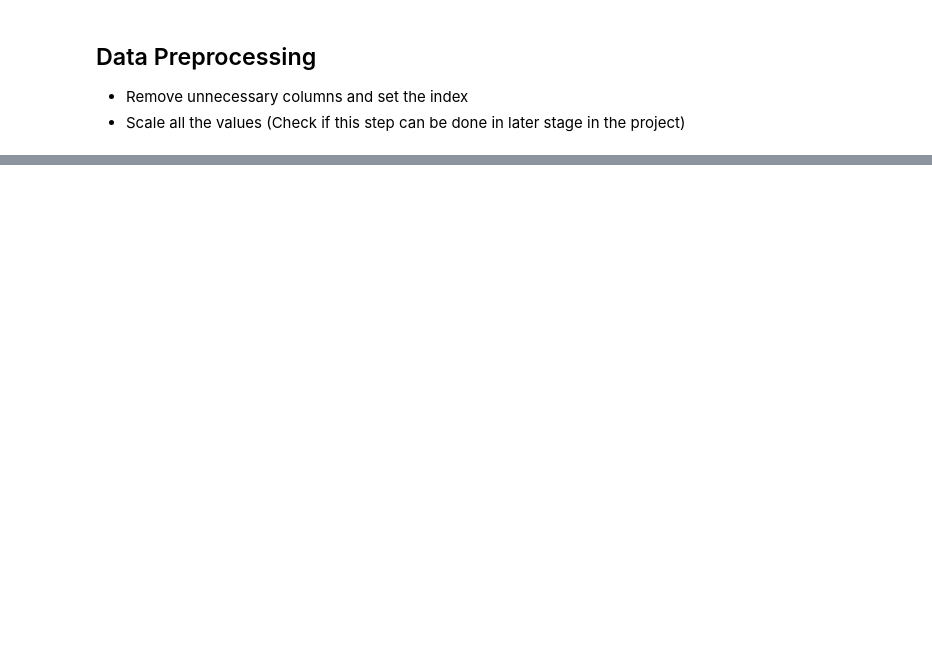
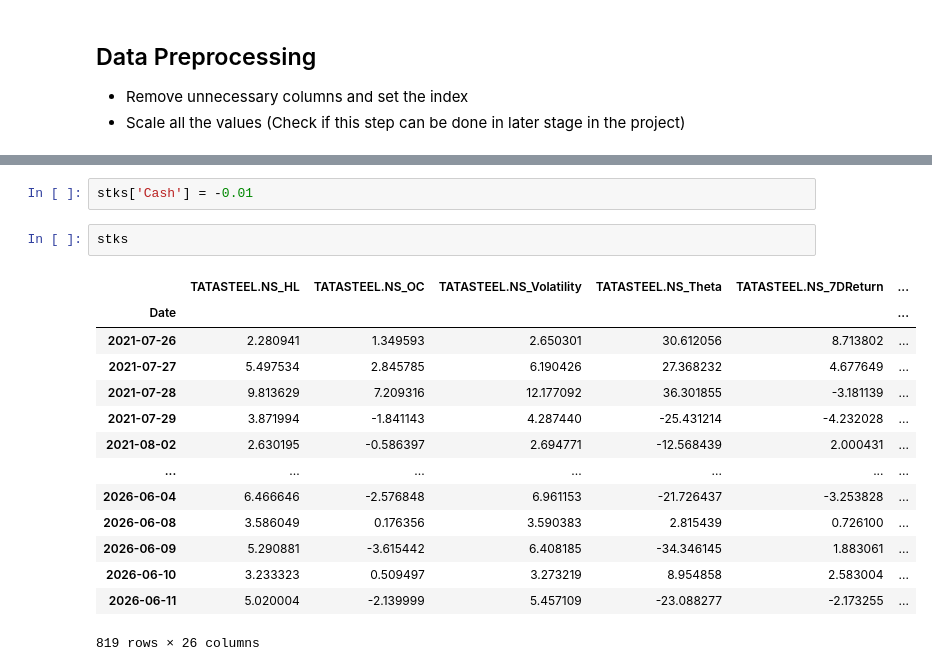
Before and after one commit to Sanket-g-75/Dynamic-Portfolio-Allocation, a Jupyter notebook: notebooks/test.ipynb, the cells around one changed output, grey strips where cells are left out. Cells and saved outputs as stored; diff of their text form; blank space fills up the shorter version.

Commit message:
Added the cash component as well

```diff
--- a/notebooks/test.ipynb
+++ b/notebooks/test.ipynb
@@ -179,0 +101,19 @@ mlflow.pytorch.log_model
+# %%
+stks['Cash'] = -0.01
+# %%
+stks
+# %% [output]
+|  | TATASTEEL.NS_HL | TATASTEEL.NS_OC | TATASTEEL.NS_Volatility | TATASTEEL.NS_Theta | TATASTEEL.NS_7DReturn | ... |
+| Date |  |  |  |  |  | ... |
+| 2021-07-26 | 2.280941 | 1.349593 | 2.650301 | 30.612056 | 8.713802 | ... |
+| 2021-07-27 | 5.497534 | 2.845785 | 6.190426 | 27.368232 | 4.677649 | ... |
+| 2021-07-28 | 9.813629 | 7.209316 | 12.177092 | 36.301855 | -3.181139 | ... |
+| 2021-07-29 | 3.871994 | -1.841143 | 4.287440 | -25.431214 | -4.232028 | ... |
+| 2021-08-02 | 2.630195 | -0.586397 | 2.694771 | -12.568439 | 2.000431 | ... |
+| ... | ... | ... | ... | ... | ... | ... |
+| 2026-06-04 | 6.466646 | -2.576848 | 6.961153 | -21.726437 | -3.253828 | ... |
+| 2026-06-08 | 3.586049 | 0.176356 | 3.590383 | 2.815439 | 0.726100 | ... |
+| 2026-06-09 | 5.290881 | -3.615442 | 6.408185 | -34.346145 | 1.883061 | ... |
+| 2026-06-10 | 3.233323 | 0.509497 | 3.273219 | 8.954858 | 2.583004 | ... |
+| 2026-06-11 | 5.020004 | -2.139999 | 5.457109 | -23.088277 | -2.173255 | ... |
+819 rows × 26 columns
```
Also changed, not shown: parts of 32 cells of this notebook, 4 other files.
